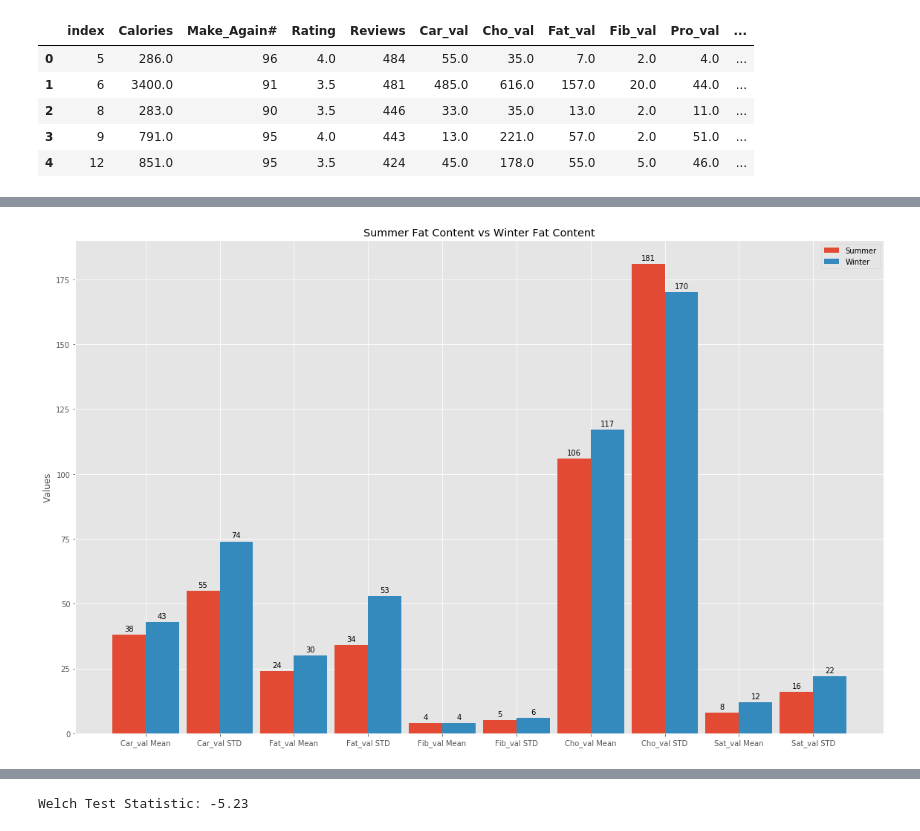
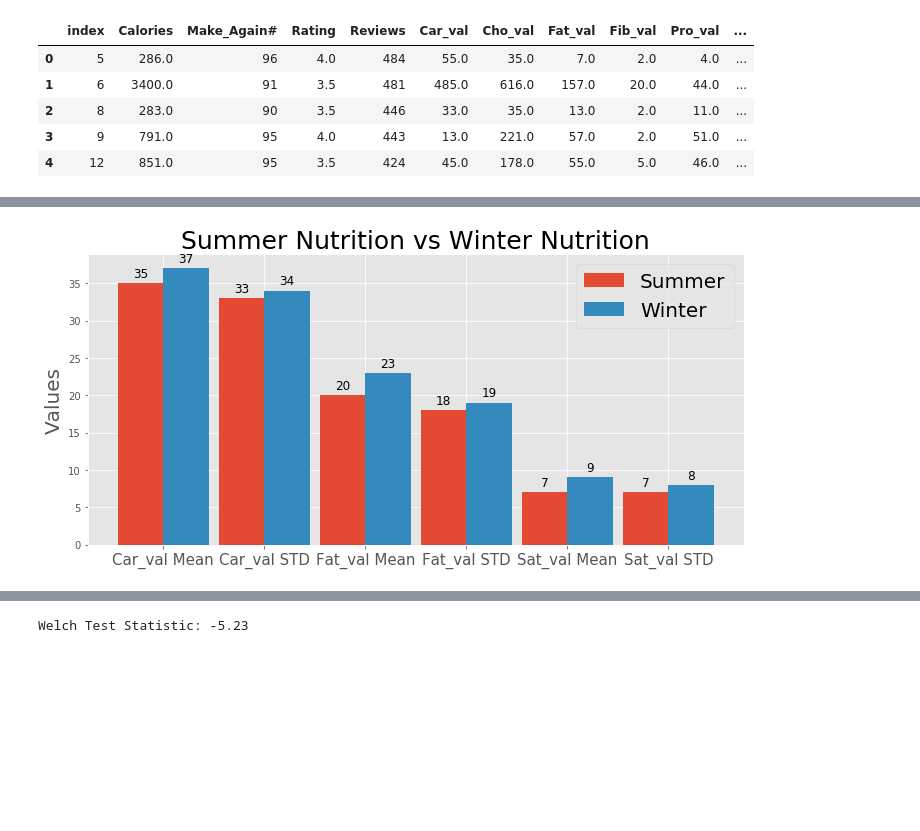
Before and after one commit to esotewic/Recipe_Hypothesis_Test, a Jupyter notebook: recipe_eda.ipynb, the cells around one changed output, grey strips where cells are left out. Drawn from its saved outputs; the diff is of its cells as text; code cells hidden in the pictures; blank space fills up the shorter version.

```diff
--- a/recipe_eda.ipynb
+++ b/recipe_eda.ipynb
@@ -88,15 +536,16 @@ valcolz = [x[:3] + '_val' for x in colz]
 percolz = [x[:3] + '_perc' for x in colz]
 
 for i,x in enumerate(colz):
-    winter_nutrition[valcolz[i]] = winter_nutrition[x].dropna().apply(get_val)
+    sugar_yes[valcolz[i]] = sugar_yes[x].dropna().apply(get_val)
 #     rn[percolz[i]] = rn[x].dropna().apply(get_perc)
 
 for i,x in enumerate(colz):
-    summer_nutrition[valcolz[i]] = summer_nutrition[x].dropna().apply(get_val)
+    sugar_no[valcolz[i]] = sugar_no[x].dropna().apply(get_val)
 #     rna[percolz[i]] = rna[x].dropna().apply(get_perc)
 
-summer_nutrition['Make_Again#'] = summer_nutrition['Make_Again'].apply(lambda x: x.strip('%'))
-winter_nutrition['Make_Again#'] = winter_nutrition['Make_Again'].apply(lambda x: x.strip('%'))
+
+sugar_no['Make_Again#'] = sugar_no['Make_Again'].apply(lambda x: x.strip('%'))
+sugar_yes['Make_Again#'] = sugar_yes['Make_Again'].apply(lambda x: x.strip('%'))
 # %% [output]
 A value is trying to be set on a copy of a slice from a DataFrame.
 Try using .loc[row_indexer,col_indexer] = value instead
@@ -163,0 +580,18 @@ winter_nutritions.describe()
+# %%
+
+
+def find_toofat(x):
+    if x['Calories']<2800 and x['Fat_val']<93: return True
+    return False
+
+mask = summer_nutritions.apply(find_toofat,axis=1)
+#print(mask)
+
+summer_nutritions = summer_nutritions[mask]
+
+
+mask = winter_nutritions.apply(find_toofat,axis=1)
+#print(mask)
+
+winter_nutritions = winter_nutritions[mask]
+winter_nutritions.shape
@@ -187,0 +816,4 @@ plt.tight_layout()
+# %%
+fig, (ax0,ax1) = plt.subplots(2, figsize=(16, 4))
+one_dim_scatterplot(wf, ax0, s=25)
+one_dim_scatterplot(sf, ax1, s=25)
@@ -239,5 +873,5 @@ nutrition_bar_graph(nutrition_list)
 # %%
-nutrition_list = ['Car_val', 'Fat_val', 'Fib_val', 'Cho_val', 'Sat_val']
+nutrition_list = ['Car_val', 'Fat_val', 'Sat_val']
 def nutrition_bar_graph(nutrition_list):
     '''
     Plots nutrition into bar graph
@@ -253,37 +887,37 @@ def nutrition_bar_graph(nutrition_list):
         labels.append(i + ' STD')
         summer_means.append(round(summer_nutritions[i].mean()))
         summer_means.append(round(summer_nutritions[i].std()))
         winter_means.append(round(winter_nutritions[i].mean()))
         winter_means.append(round(winter_nutritions[i].std()))
 
     x = np.arange(len(labels))
     width = .45
 
-    fig,ax=plt.subplots(figsize=(16,10))
+    fig,ax=plt.subplots(figsize=(10,5))
     rects1 = ax.bar(x - width/2, summer_means, width, label='Summer')
     rects2 = ax.bar(x + width/2, winter_means, width, label='Winter')
 
-    ax.set_ylabel('Values')
-    ax.set_title('Summer Fat Content vs Winter Fat Content')
+    ax.set_ylabel('Values',fontsize=20)
+    ax.set_title('Summer Nutrition vs Winter Nutrition',fontsize=25)
     ax.set_xticks(x)
-    ax.set_xticklabels(labels)
-    ax.legend()
+    ax.set_xticklabels(labels,fontsize=15)
+    ax.legend(fontsize=20)
 
     def autolabel(rects):
         for rect in rects:
             height = rect.get_height()
             ax.annotate('{}'.format(height),
                        xy=(rect.get_x() + rect.get_width() / 2, height),
                        xytext=(0,3),
                        textcoords = 'offset points',
-                       ha='center', va='bottom')
+                       ha='center', va='bottom',fontsize=12)
 
     autolabel(rects1)
     autolabel(rects2)
 
     fig.tight_layout()
     plt.show()
 
 nutrition_bar_graph(nutrition_list)
 # %% [output]
-[figure, old version]
+[figure, new version]
```
Also changed, not shown: parts of 98 cells of this notebook.
